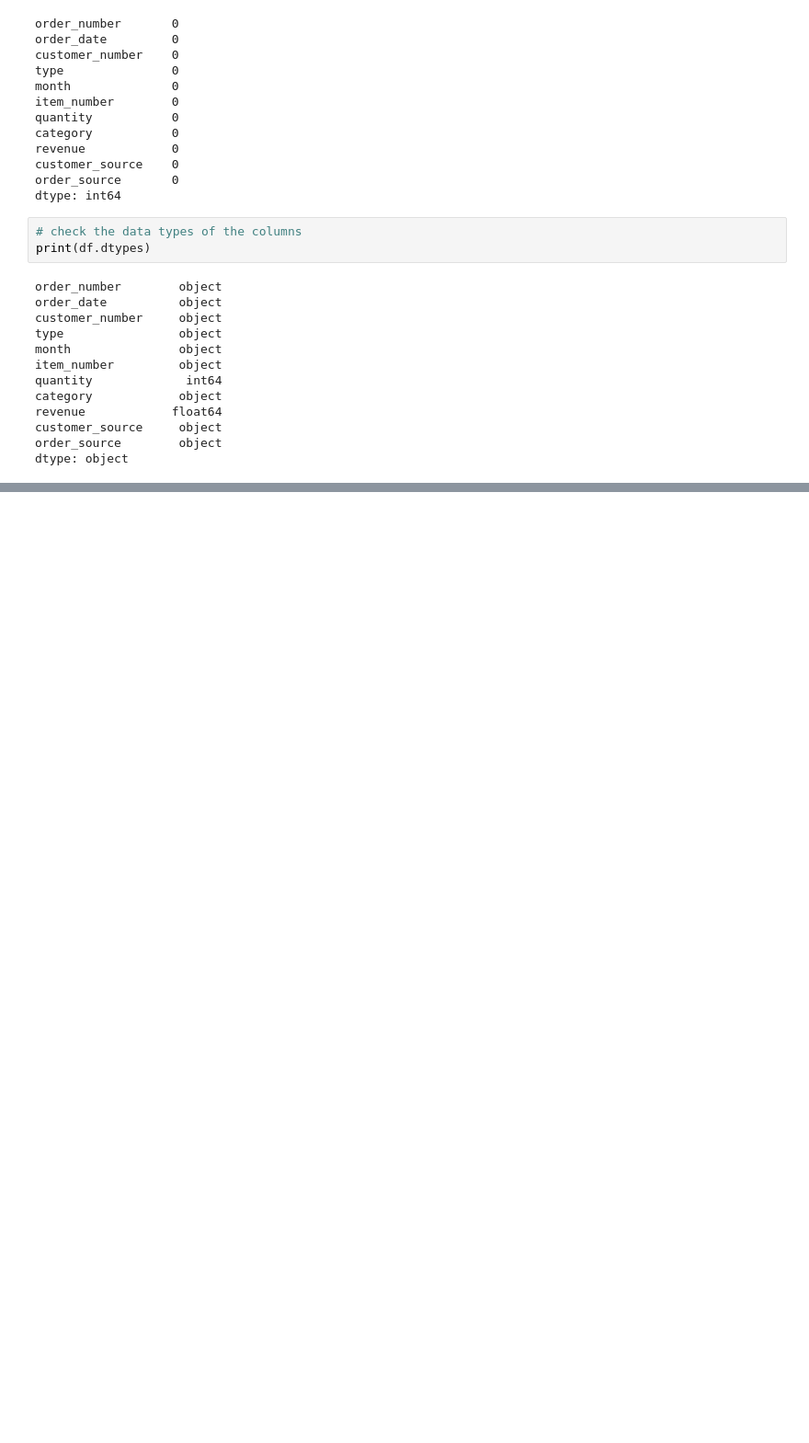
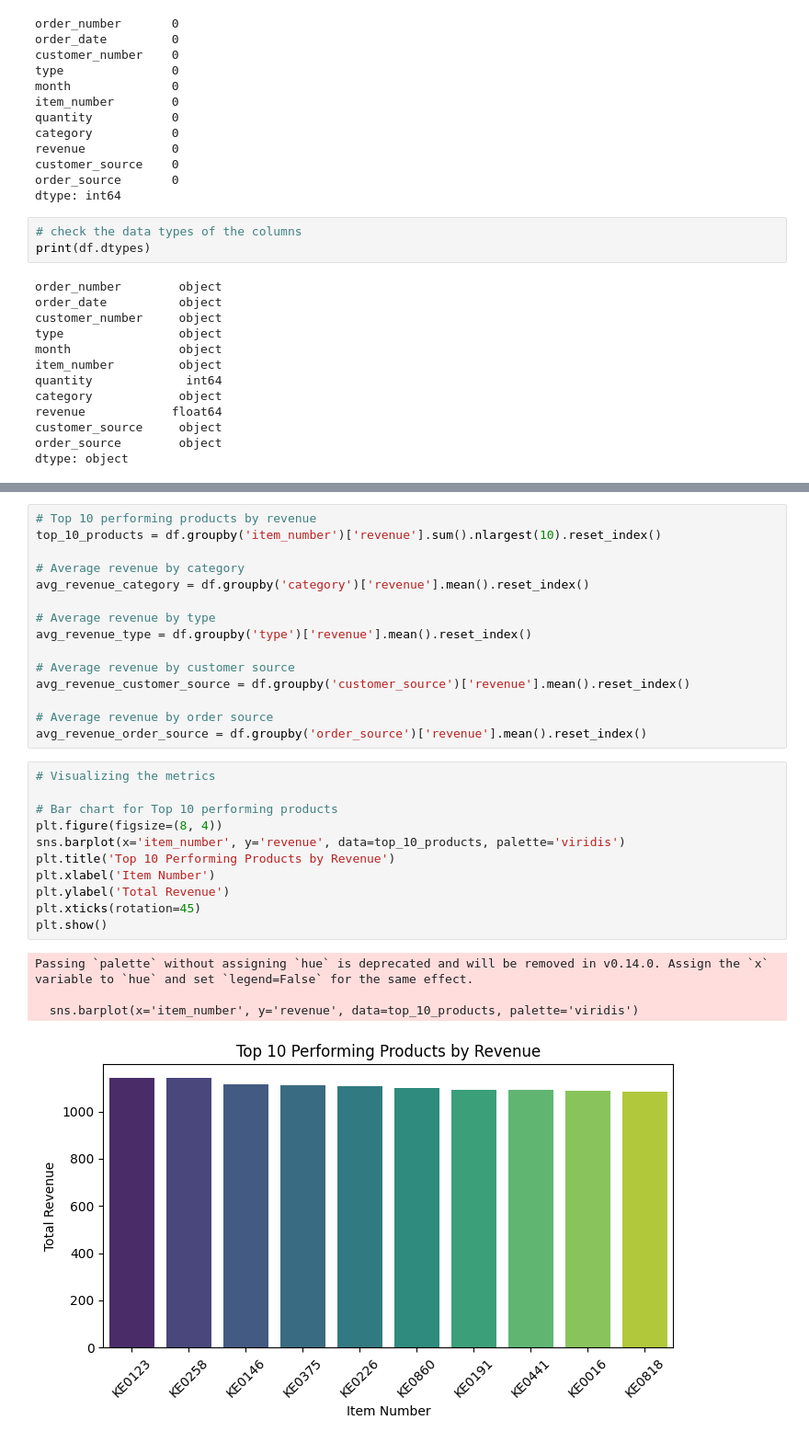
Before and after one commit to naveen-malla/Customer-Segmentation-and-SKU-Forecasting, a Jupyter notebook: customer_segmentation.ipynb, the cells around one changed output, grey strips where cells are left out. Shown at 92% size. Saved outputs shown, nothing was run; the diff lists cells and outputs as text; blank space fills up the shorter version.

```diff
--- a/customer_segmentation.ipynb
+++ b/customer_segmentation.ipynb
@@ -72,0 +128,31 @@ dtype: object
+# %%
+# Top 10 performing products by revenue
+top_10_products = df.groupby('item_number')['revenue'].sum().nlargest(10).reset_index()
+
+# Average revenue by category
+avg_revenue_category = df.groupby('category')['revenue'].mean().reset_index()
+
+# Average revenue by type
+avg_revenue_type = df.groupby('type')['revenue'].mean().reset_index()
+
+# Average revenue by customer source
+avg_revenue_customer_source = df.groupby('customer_source')['revenue'].mean().reset_index()
+
+# Average revenue by order source
+avg_revenue_order_source = df.groupby('order_source')['revenue'].mean().reset_index()
+# %%
+# Visualizing the metrics
+
+# Bar chart for Top 10 performing products
+plt.figure(figsize=(8, 4))
+sns.barplot(x='item_number', y='revenue', data=top_10_products, palette='viridis')
+plt.title('Top 10 Performing Products by Revenue')
+plt.xlabel('Item Number')
+plt.ylabel('Total Revenue')
+plt.xticks(rotation=45)
+plt.show()
+# %% [output]
+Passing `palette` without assigning `hue` is deprecated and will be removed in v0.14.0. Assign the `x` variable to `hue` and set `legend=False` for the same effect.
+
+  sns.barplot(x='item_number', y='revenue', data=top_10_products, palette='viridis')
+[figure, added]
```
Also changed, not shown: parts of 7 cells of this notebook.
